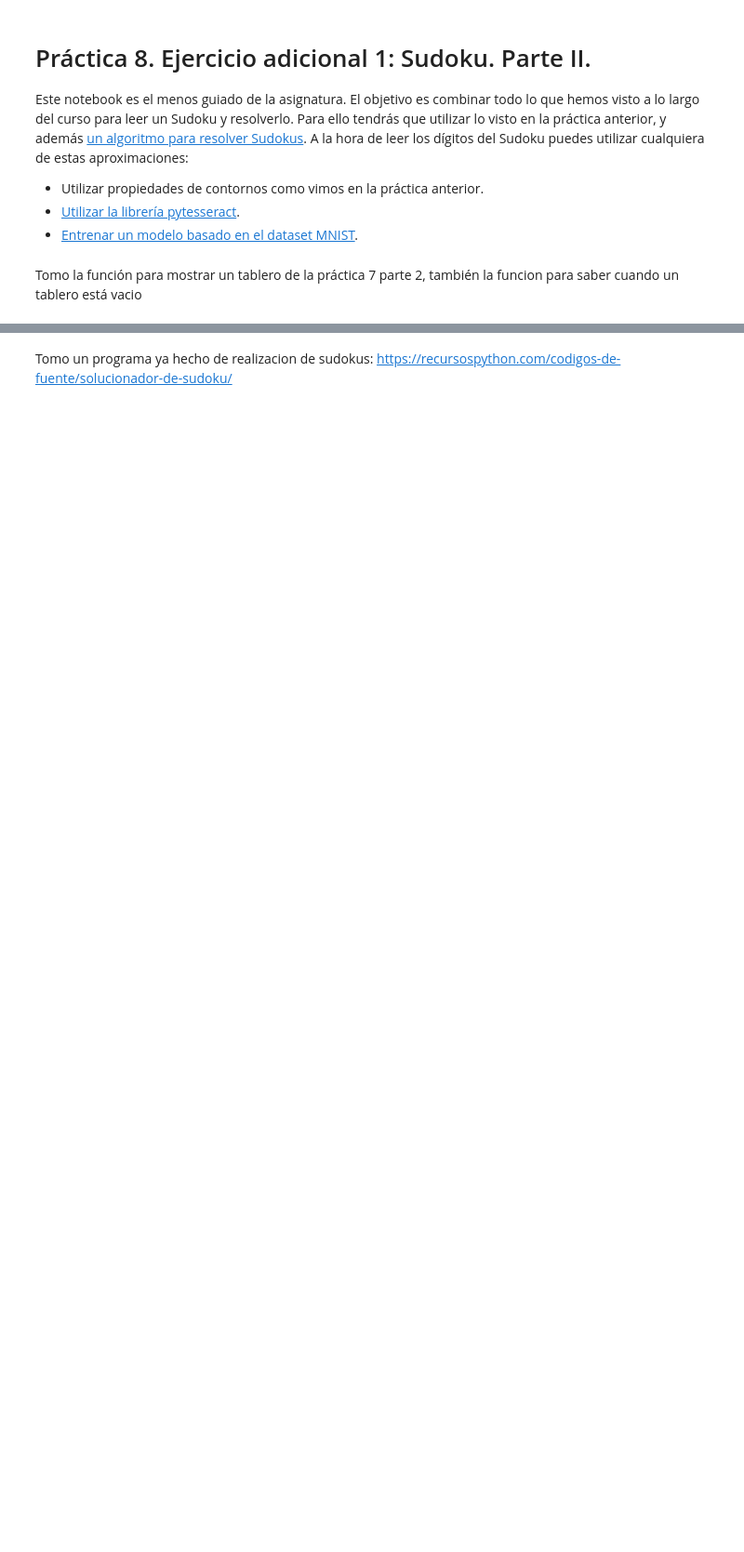
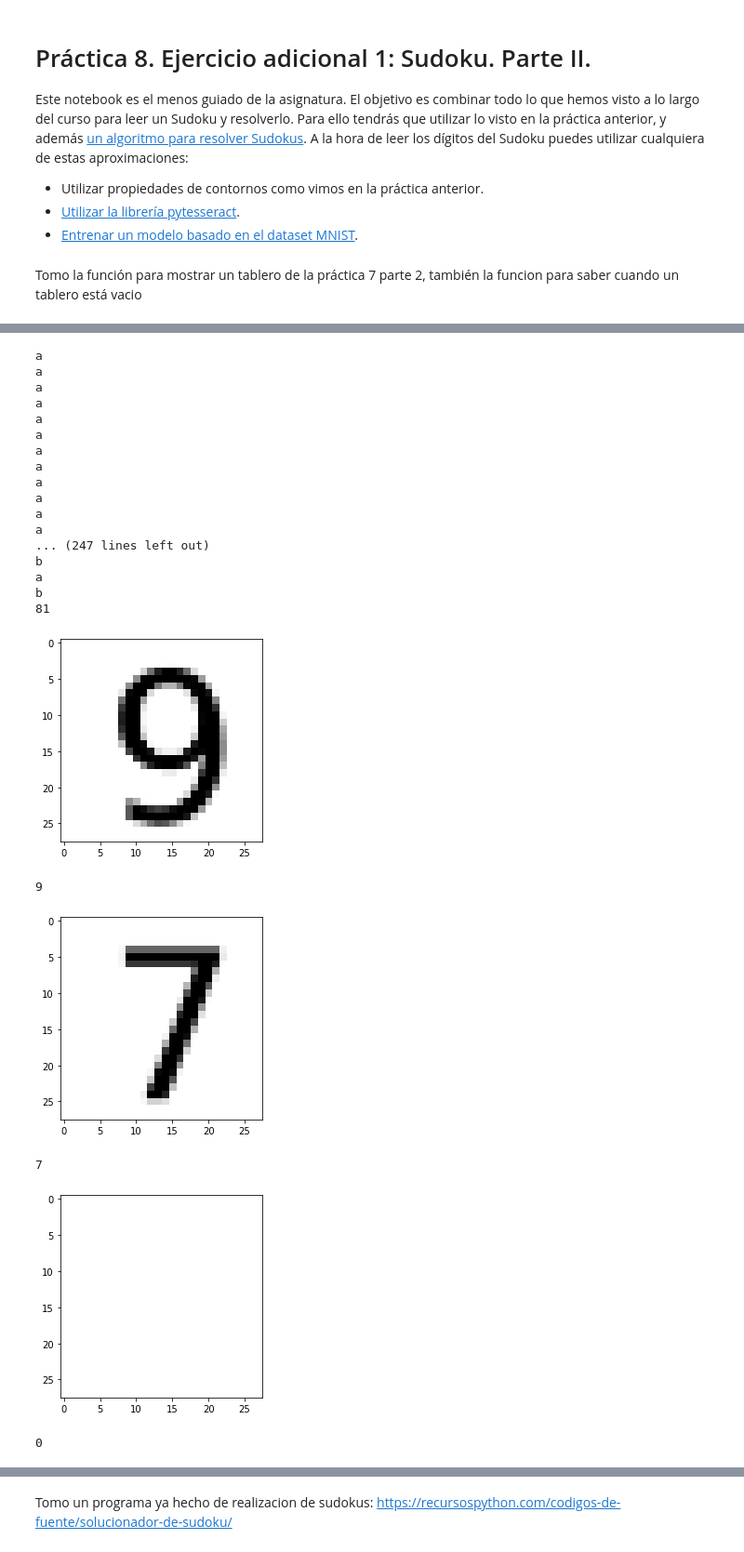
Before and after one commit to hesolar/FileSharer2020solar-escudero, a Jupyter notebook: practica8_1.ipynb, the cells around one changed output, grey strips where cells are left out. Shown at 93% size. Saved outputs shown, nothing was run; the diff lists cells and outputs as text; code cells hidden in the pictures; blank space fills up the shorter version.

```diff
--- a/practica8_1.ipynb
+++ b/practica8_1.ipynb
@@ -61,0 +97,37 @@ def generaTablero(tablero):
+# %%
+imgs=generaTablero('sudoku.png')
+print(len(imgs))
+matrizSudoku=[]
+
+for i in range(0,81):
+  numero=0
+  # mostrarImagen(imgs[i])
+  if PixelesRGBBlancos(imgs[i])=='black':
+      numero=int(pytesseract.image_to_string(imgs[i],config=options)[0])
+  matrizSudoku.append(numero)
+  mostrarImagen(imgs[i])
+  print(numero)
+# %% [output]
+a
+a
+a
+a
+a
+a
+a
+a
+a
+a
+a
+a
+... (247 lines left out)
+b
+a
+b
+81
+[figure, added]
+9
+[figure, added]
+7
+[figure, added]
+0
```
Also changed, not shown: parts of 7 cells of this notebook.
